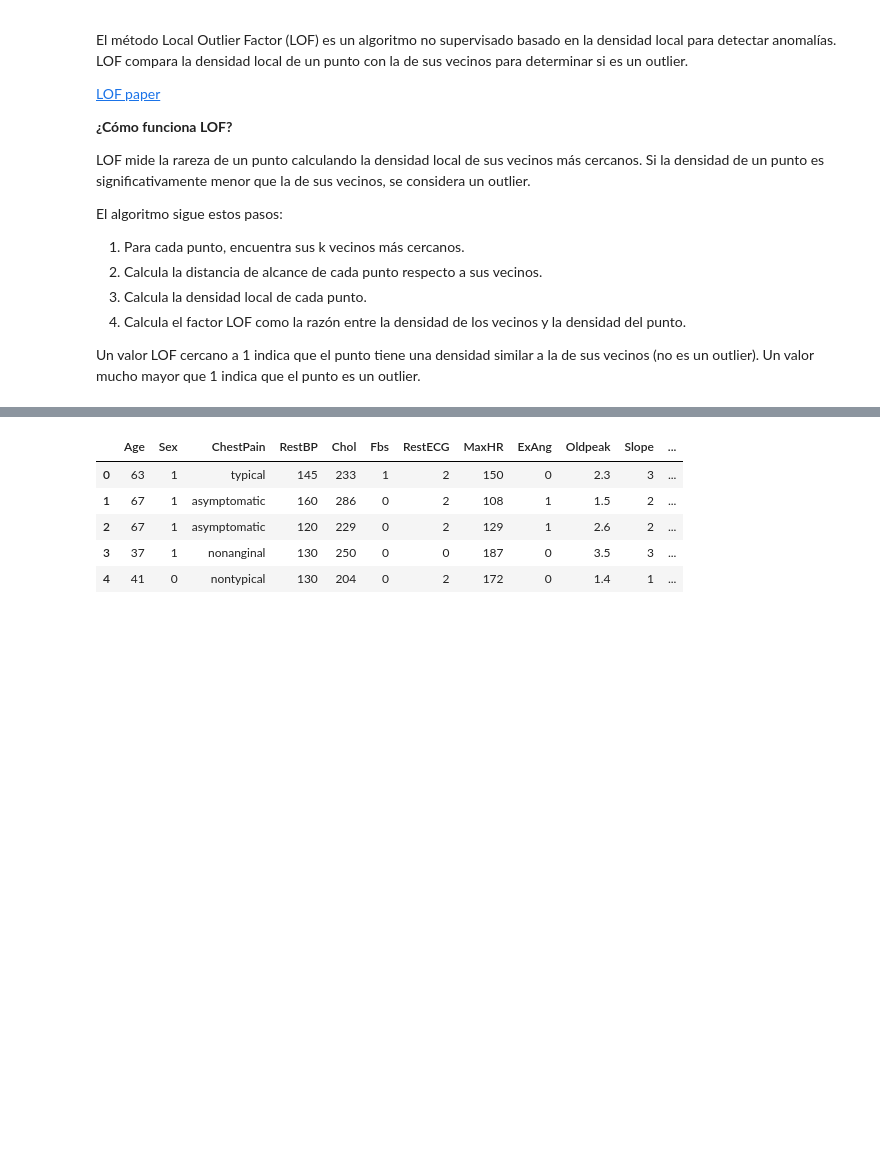
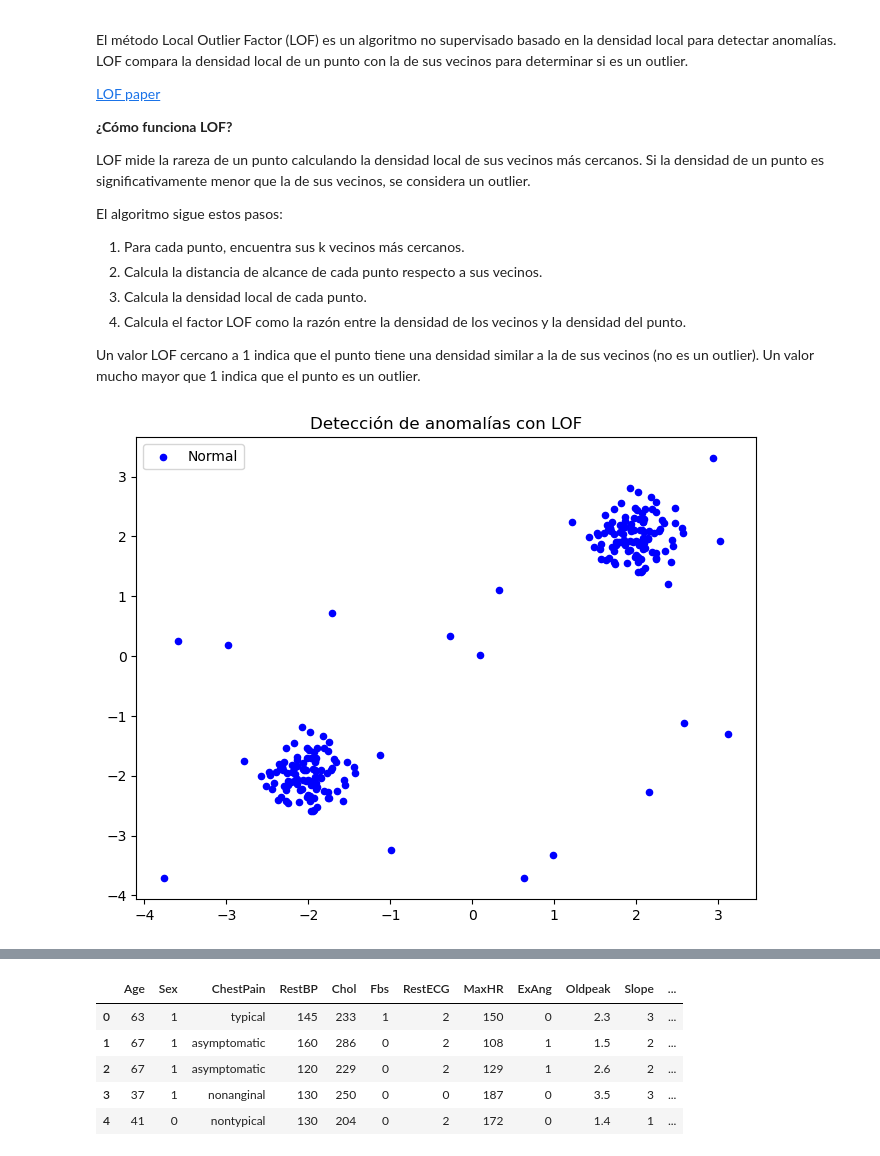
Before and after one commit to GabiRmz2025/MGRC_Herramientas_Aplicaciones_IA_2025, a Jupyter notebook: Modulo1_Clase_Resuelta/03.- Datos atípicos.ipynb, the cells around one changed output, grey strips where cells are left out. Saved outputs shown, nothing was run; the diff lists cells and outputs as text; code cells hidden in the pictures; blank space fills up the shorter version.

```diff
--- a/Modulo1_Clase_Resuelta/03.- Datos atípicos.ipynb
+++ b/Modulo1_Clase_Resuelta/03.- Datos atípicos.ipynb
@@ -811,3 +808,12 @@ X_outliers = np.random.uniform(low=-4, high=4, size=(20, 2))
 # %%
 # Unir datos
 X = np.r_[X_inliers, X_outliers]
+# %%
+plt.figure(figsize=(8,6))
+plt.scatter(X[:, 0], X[:, 1], color='b', s=20, label='Normal')
+#plt.scatter(X[outliers, 0], X[outliers, 1], color='r', s=40, label='Outlier')
+plt.title('Detección de anomalías con LOF')
+plt.legend()
+plt.show()
+# %% [output]
+[figure, added]
```
Also changed, not shown: parts of 26 cells of this notebook, 8 other files.
